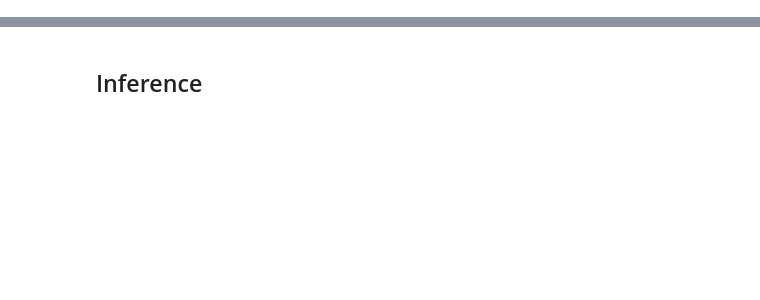
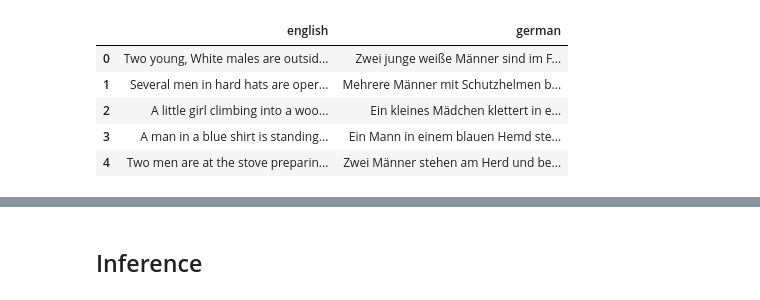
Before and after one commit to sovit-123/attention_is_all_you_need, a Jupyter notebook: examples/language_translation_custom_dataloader_german_to_english.ipynb, the cells around one changed output, grey strips where cells are left out. Saved outputs shown, nothing was run; the diff lists cells and outputs as text; code cells hidden in the pictures; blank space fills up the shorter version.

Commit message:
Added German To English translation with custom dataset class

```diff
--- a/examples/language_translation.ipynb
+++ b/examples/language_translation_custom_dataloader_german_to_english.ipynb
@@ -38,0 +47,10 @@ vocab_transform = {}
+# %%
+train_csv = pd.read_csv('data/english_german/translation_train.csv', usecols=['english', 'german'])
+train_csv.head()
+# %% [output]
+|  | english | german |
+| 0 | Two young, White males are outsid... | Zwei junge weiße Männer sind im F... |
+| 1 | Several men in hard hats are oper... | Mehrere Männer mit Schutzhelmen b... |
+| 2 | A little girl climbing into a woo... | Ein kleines Mädchen klettert in e... |
+| 3 | A man in a blue shirt is standing... | Ein Mann in einem blauen Hemd ste... |
+| 4 | Two men are at the stove preparin... | Zwei Männer stehen am Herd und be... |
```
Also changed, not shown: parts of 23 cells of this notebook, 3 other files.
